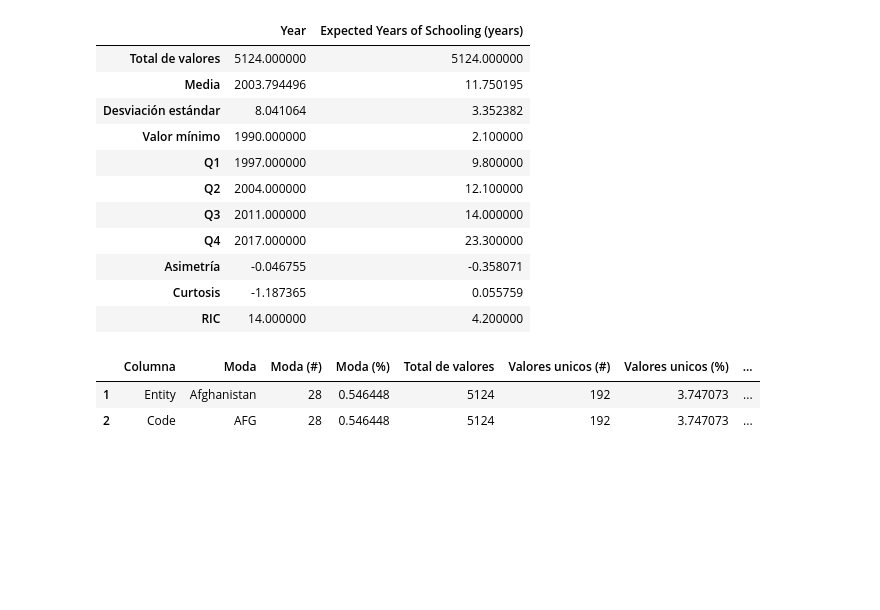
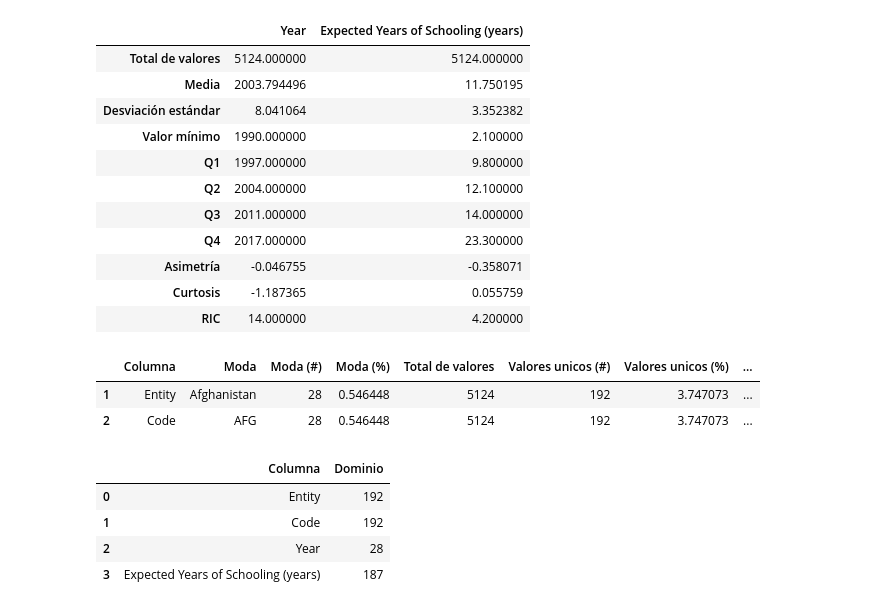
Before and after one commit to agutierrezmorag/olympic-games-datamart, a Jupyter notebook: schooling.ipynb, the cells around one changed output. Cells and saved outputs as stored; diff of their text form; code cells hidden in the pictures; blank space fills up the shorter version.

```diff
--- a/schooling.ipynb
+++ b/schooling.ipynb
@@ -96,3 +96,20 @@ estadisticas
 |  | Columna | Moda | Moda (#) | Moda (%) | Total de valores | Valores unicos (#) | Valores unicos (%) | ... |
 | 1 | Entity | Afghanistan | 28 | 0.546448 | 5124 | 192 | 3.747073 | ... |
 | 2 | Code | AFG | 28 | 0.546448 | 5124 | 192 | 3.747073 | ... |
+# %%
+from statistics_calc import generate_domain_df
+
+# Generate statistics
+domain_df = generate_domain_df(schooling_data)
+
+# Guardar datos en un archivo CSV
+domain_df.to_csv("descriptors/schooling-domain.csv", index=False, decimal=",")
+
+# Mostrar el DataFrame de estadísticas
+domain_df
+# %% [output]
+|  | Columna | Dominio |
+| 0 | Entity | 192 |
+| 1 | Code | 192 |
+| 2 | Year | 28 |
+| 3 | Expected Years of Schooling (years) | 187 |
```
Also changed, not shown: 9 other files.
